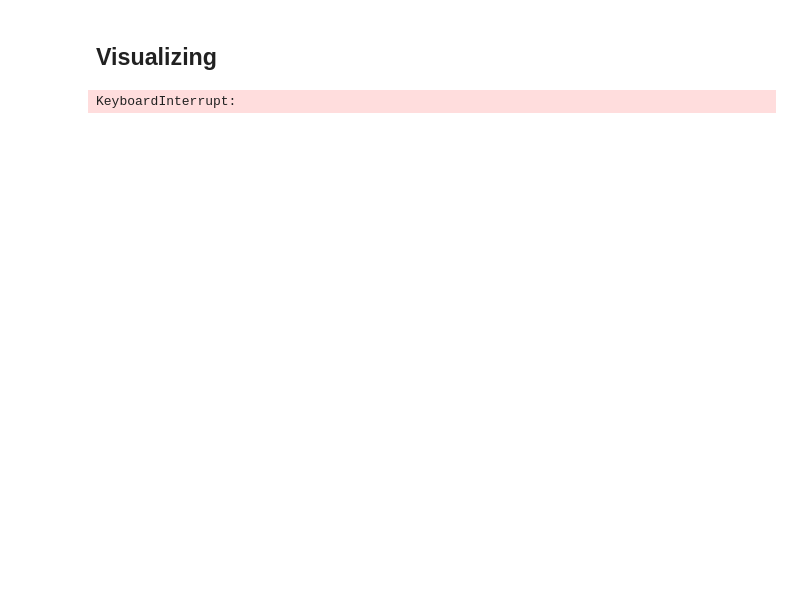
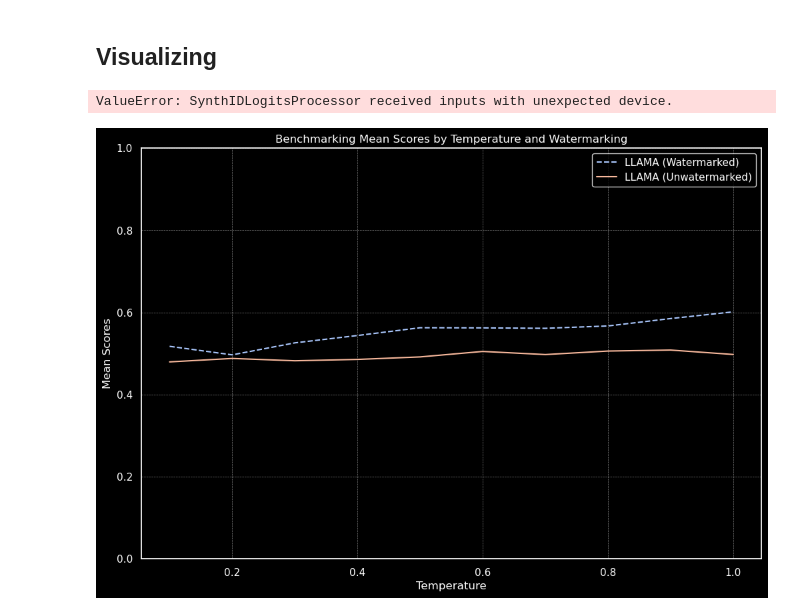
Before and after one commit to LilianSchall/NLPA-project, a Jupyter notebook: notebooks/benchmarking.ipynb, the cells around one changed output. Saved outputs shown, nothing was run; the diff lists cells and outputs as text; code cells hidden in the pictures; blank space fills up the shorter version.

Commit message:
feat: benchmarking mostly works

```diff
--- a/notebooks/benchmarking.ipynb
+++ b/notebooks/benchmarking.ipynb
@@ -286,26 +265,2 @@ NameError: name 'wm_g_values' is not defined
 # %% [markdown]
 ## Visualizing
-# %%
-def plot_benchmarking_results(results, temperature_values):
-
-    plt.figure(figsize=(12, 8))
-
-    for model_name, scores in results.items():
-        plt.plot(
-            temperature_values,
-            scores["watermarked"],
-            label=f"{model_name} (Watermarked)",
-            linestyle='--'
-        )
-        plt.plot(
-            temperature_values,
-            scores["unwatermarked"],
-            label=f"{model_name} (Unwatermarked)"
-        )
-
-    plt.xlabel("Temperature")
-    plt.ylabel("Mean Scores")
-    plt.title("Benchmarking Mean Scores by Temperature and Watermarking")
-    plt.legend()
-    plt.grid()
-    plt.show()
@@ -314,25 +319,25 @@ temperature_values = np.linspace(0.1, 1.0, 10)
 results = {}
 
 for model_name, tokenizer in [
-    (MODEL_NAME_1, tokenizer_1),
-    (MODEL_NAME_2, tokenizer_2),
-    (MODEL_NAME_3, tokenizer_3),
+    #(MODEL_NAME_1, tokenizer_1),
+    #(MODEL_NAME_2, tokenizer_2),
+    #(MODEL_NAME_3, tokenizer_3),
     (MODEL_NAME_4, tokenizer_4),
 ]:
     wm_scores = []
     uwm_scores = []
 
-    for temp in temperature_values:
+    for temp in tqdm.tqdm(temperature_values, desc=f"Temperatures for {model_name}", leave=False):
         TEMPERATURE = temp
         logits_processor = logits_processing.SynthIDLogitsProcessor(
             **CONFIG, top_k=TOP_K, temperature=TEMPERATURE
         )
 
         wm_g_values, wm_mask = generate_responses(
-            example_inputs, enable_watermarking=True, tokenizer=tokenizer, model_name=model_name
+            example_inputs, enable_watermarking=True, tokenizer=tokenizer, model_name=model_name, temperature=temp
         )
         uwm_g_values, uwm_mask = generate_responses(
-            example_inputs, enable_watermarking=False, tokenizer=tokenizer, model_name=model_name
+            example_inputs, enable_watermarking=False, tokenizer=tokenizer, model_name=model_name, temperature=temp
         )
 
         wm_mean_scores = detector_mean.mean_score(
@@ -342,14 +347,24 @@ for model_name, tokenizer in [
             uwm_g_values.cpu().numpy(), uwm_mask.cpu().numpy()
         )
 
-        wm_scores.append(np.mean(wm_mean_scores))
-        uwm_scores.append(np.mean(uwm_mean_scores))
+        wm_scores.append(np.mean(np.array(wm_mean_scores)))
+        uwm_scores.append(np.mean(np.array(uwm_mean_scores)))
 
     results[model_name.value] = {
         "watermarked": wm_scores,
         "unwatermarked": uwm_scores
     }
-
-    plot_benchmarking_results(results, temperature_values)
+    save_results_to_numpy(results)
 # %% [output]
-KeyboardInterrupt:
+ValueError: SynthIDLogitsProcessor received inputs with unexpected device.
+# %%
+means = {}
+uwm_results = np.load("../data/meta-llama/Llama-3.2-1B/unwatermarked.npy")
+wm_results = np.load("../data/meta-llama/Llama-3.2-1B/watermarked.npy")
+means["LLAMA"] = {
+        "watermarked": wm_results,
+        "unwatermarked": uwm_results
+    }
+plot_benchmarking_results(means, temperature_values.tolist(), "LLAMA")
+# %% [output]
+[figure, added]
```
Also changed, not shown: parts of 16 cells of this notebook.
